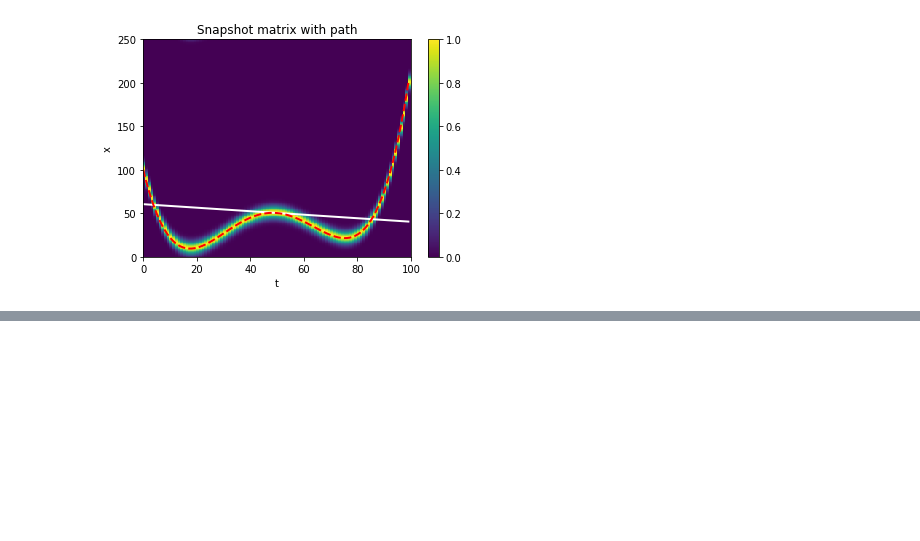
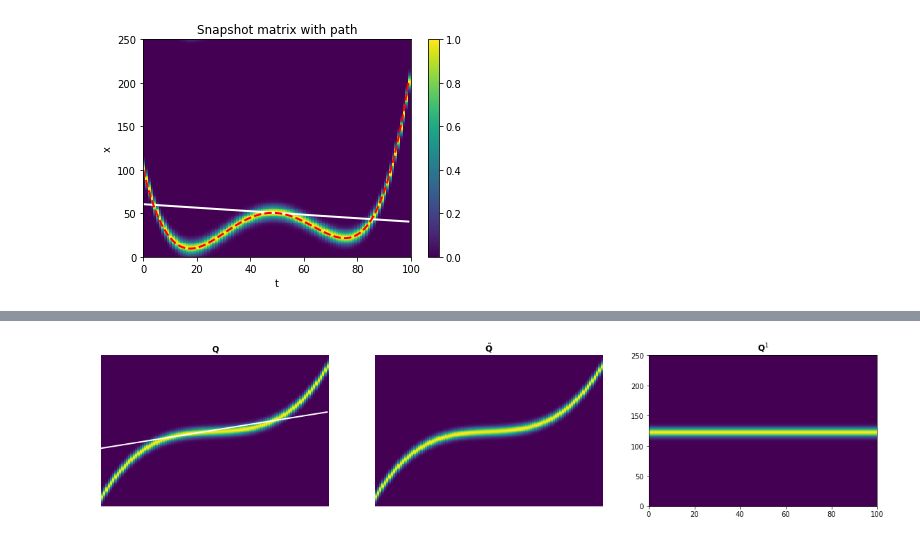
Before and after one commit to beatazor/low-rank-transport, a Jupyter notebook: notebooks/clean_shift_polynomial.ipynb, the cells around one changed output, grey strips where cells are left out. Cells and saved outputs as stored; diff of their text form; code cells hidden in the pictures; blank space fills up the shorter version.

```diff
--- a/notebooks/clean_shift_polynomial.ipynb
+++ b/notebooks/clean_shift_polynomial.ipynb
@@ -437,0 +531,9 @@ plt.show()
+# %%
+model = ShiftPredictionModel(p_init_coeffs=p_coefficients_init2)
+model.to(torch.float64)
+
+optimizer = optim.Adam(model.parameters(), lr=0.01)
+epochs = 1000
+# %%
+#Q1 = qmat
+Q_tensor = torch.tensor(qmat)
@@ -437,0 +611,24 @@ plt.show()
+# %%
+fig, ax = plt.subplots(1, 3, figsize=(20, 4))
+
+ax[0].pcolor(qmat, shading='auto')
+ax[0].set_title(r"$\mathbf{Q}$")
+ax[0].plot(x_values, shift_vector_init, 'w-', linewidth=2)
+# ax[0].axis("image")
+ax[0].axis("off")
+
+ax[1].pcolor(qtilde, shading='auto')
+ax[1].set_title(r"$\tilde{\mathbf{Q}}$")
+# ax[0].axis("image")
+ax[1].axis("off")
+# the result is a list of the decomposed field.
+# each element of the list contains a frame of the decomposition.
+# If you want to plot the k-th frame use:
+# 1. frame
+plot_shifted = True
+k_frame = 0
+if plot_shifted:
+    ax[2].pcolor(Qk[k_frame], shading='auto')
+    ax[2].set_title(r"$\mathbf{Q}^" + str(k_frame + 1) + "$")
+# %% [output]
+[figure, added]
```
Also changed, not shown: parts of 21 cells of this notebook, 3 other files.
